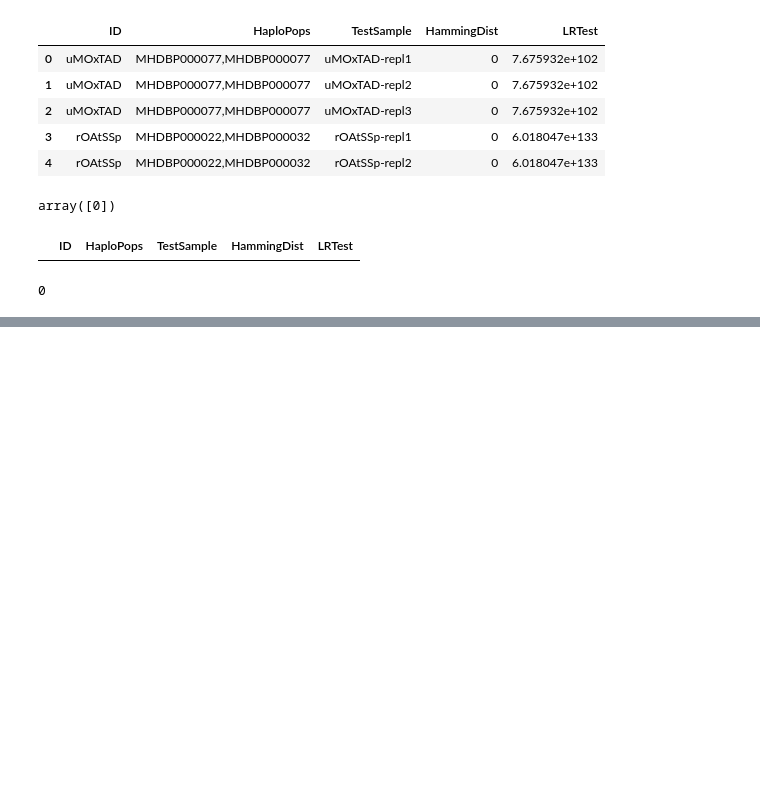
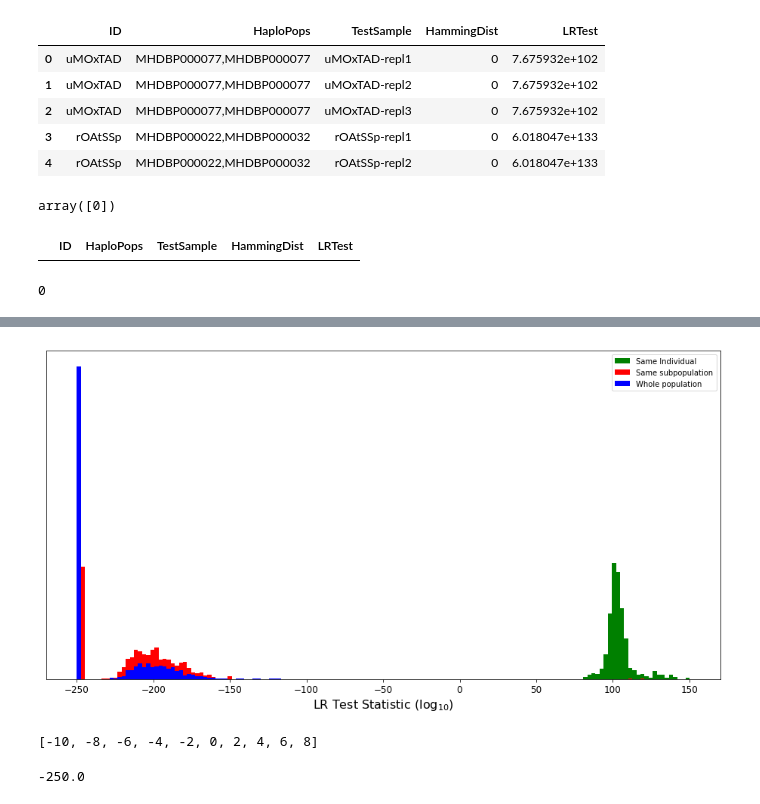
Before and after one commit to bioforensics/MicroHapulator, a Jupyter notebook: notebook/usa8k/sample-matching.ipynb, the cells around one changed output, grey strips where cells are left out. Drawn from its saved outputs; the diff is of its cells as text; code cells hidden in the pictures; blank space fills up the shorter version.

```diff
--- a/notebook/usa8k/sample-matching.ipynb
+++ b/notebook/usa8k/sample-matching.ipynb
@@ -33,0 +97,28 @@ len(hd1)
+# %%
+reseq_vals = numpy.log10(reseq.LRTest)
+# Uh oh, two self-comparisons. Need to fix the simulation?
+# lrt = [numpy.log10(x) if x > 0.0 else -245 for x in samepop.LRTest]
+# samepop_vals = [x for x in lrt if x < 0.0]
+samepop_vals = [numpy.log10(x) if x > 0.0 else -245 for x in samepop.LRTest]
+allpop_vals = [numpy.log10(x) if x > 0.0 else -250 for x in allpop.LRTest]
+# %%
+seaborn.set_context({"figure.figsize": (16, 8)})
+_, bins, _ = plt.hist(reseq_vals, range=[-250, 150], color='green', bins=150, label='Same Individual')
+_ = plt.hist(samepop_vals, bins=bins, color='red', label='Same subpopulation')
+_ = plt.hist(allpop_vals, bins=bins, color='blue', label='Whole population')
+_ = plt.yticks([])
+_ = plt.xticks(range(-250, 151, 50))
+_ = plt.xlabel(r'LR Test Statistic ($\log_{10}$)')
+_ = plt.legend(loc='upper right')
+_ = plt.savefig('sample-matching.pdf')
+_ = plt.show()
+# %% [output]
+[figure, added]
+# %%
+list(range(-10, 10, 2))
+# %% [output]
+[-10, -8, -6, -4, -2, 0, 2, 4, 6, 8]
+# %%
+numpy.log10(1e-250)
+# %% [output]
+-250.0
```
Also changed, not shown: parts of 9 cells of this notebook, 1 other file.
